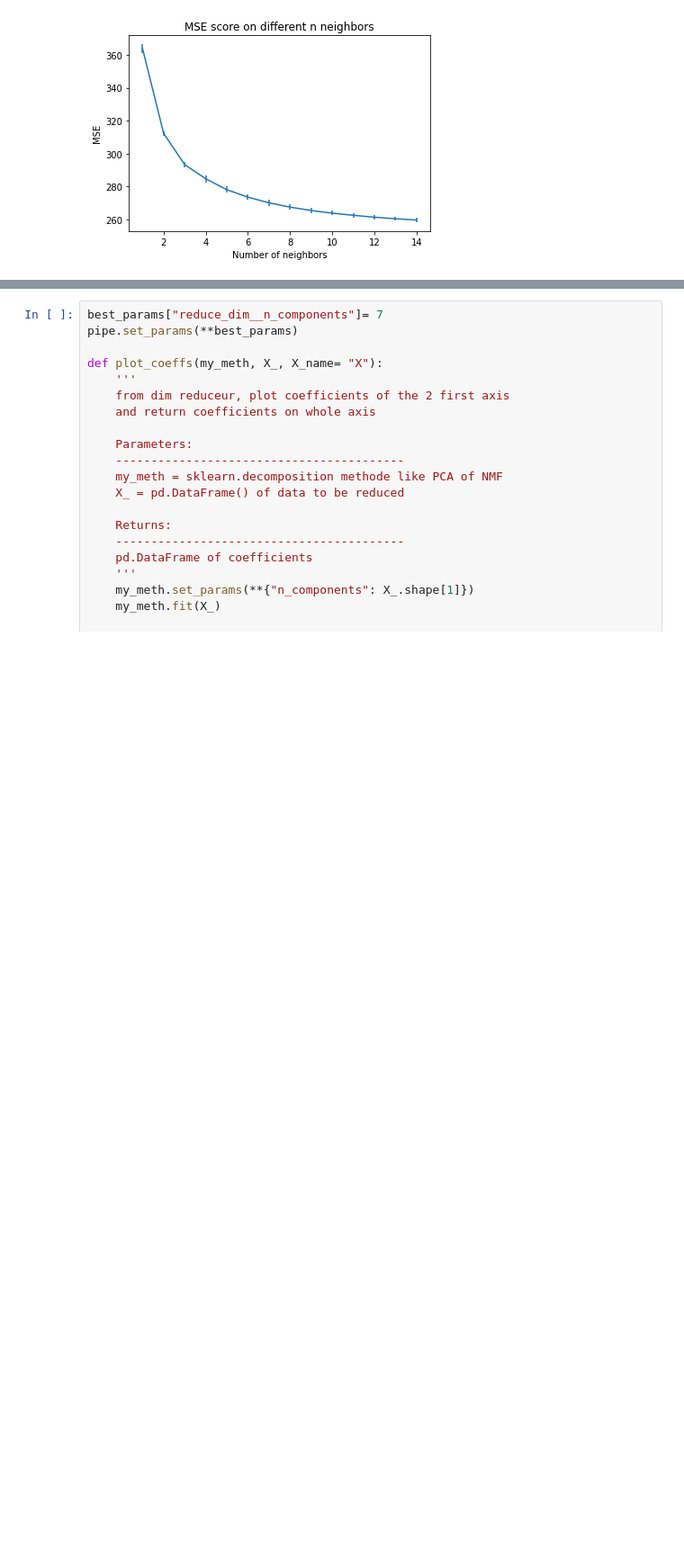
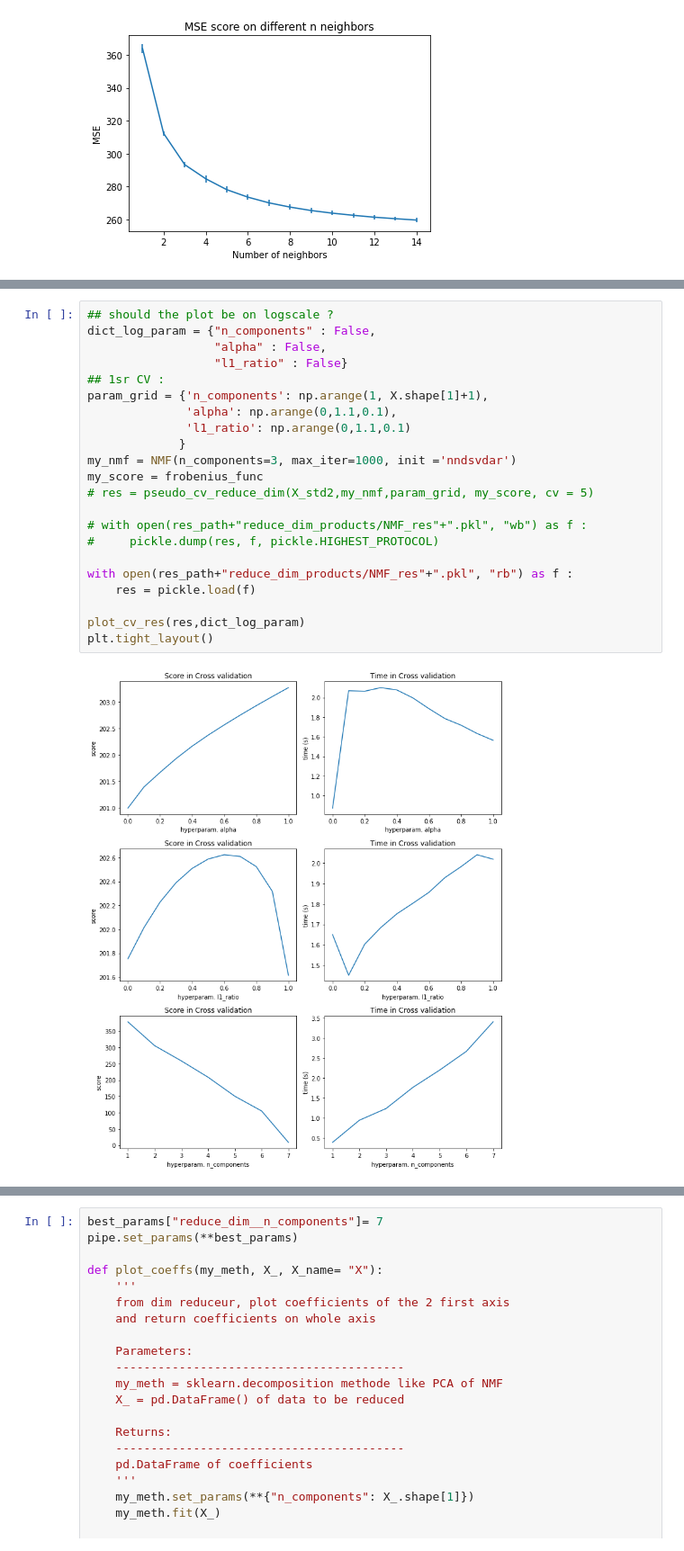
Before and after one commit to ClaireGayral/formation_openclassroom, a Jupyter notebook: P4_gayral_claire/analyse_exploratoire.ipynb, the cells around one changed output, grey strips where cells are left out. Shown at 90% size. Cells and saved outputs as stored; diff of their text form; blank space fills up the shorter version.

```diff
--- a/P4_gayral_claire/analyse_exploratoire.ipynb
+++ b/P4_gayral_claire/analyse_exploratoire.ipynb
@@ -751,0 +823,24 @@ Je commence par évaluer le nombre de cluster approprié par un kmeans.
+# %%
+## should the plot be on logscale ?
+dict_log_param = {"n_components" : False,
+                  "alpha" : False,
+                  "l1_ratio" : False}
+## 1sr CV :
+param_grid = {'n_components': np.arange(1, X.shape[1]+1),
+              'alpha': np.arange(0,1.1,0.1),
+              'l1_ratio': np.arange(0,1.1,0.1)
+             }
+my_nmf = NMF(n_components=3, max_iter=1000, init ='nndsvdar')
+my_score = frobenius_func
+# res = pseudo_cv_reduce_dim(X_std2,my_nmf,param_grid, my_score, cv = 5)
+
+# with open(res_path+"reduce_dim_products/NMF_res"+".pkl", "wb") as f :
+#     pickle.dump(res, f, pickle.HIGHEST_PROTOCOL)
+
+with open(res_path+"reduce_dim_products/NMF_res"+".pkl", "rb") as f :
+    res = pickle.load(f)
+
+plot_cv_res(res,dict_log_param)
+plt.tight_layout()
+# %% [output]
+[figure, added]
```
Also changed, not shown: parts of 57 cells of this notebook, 1 other file.
